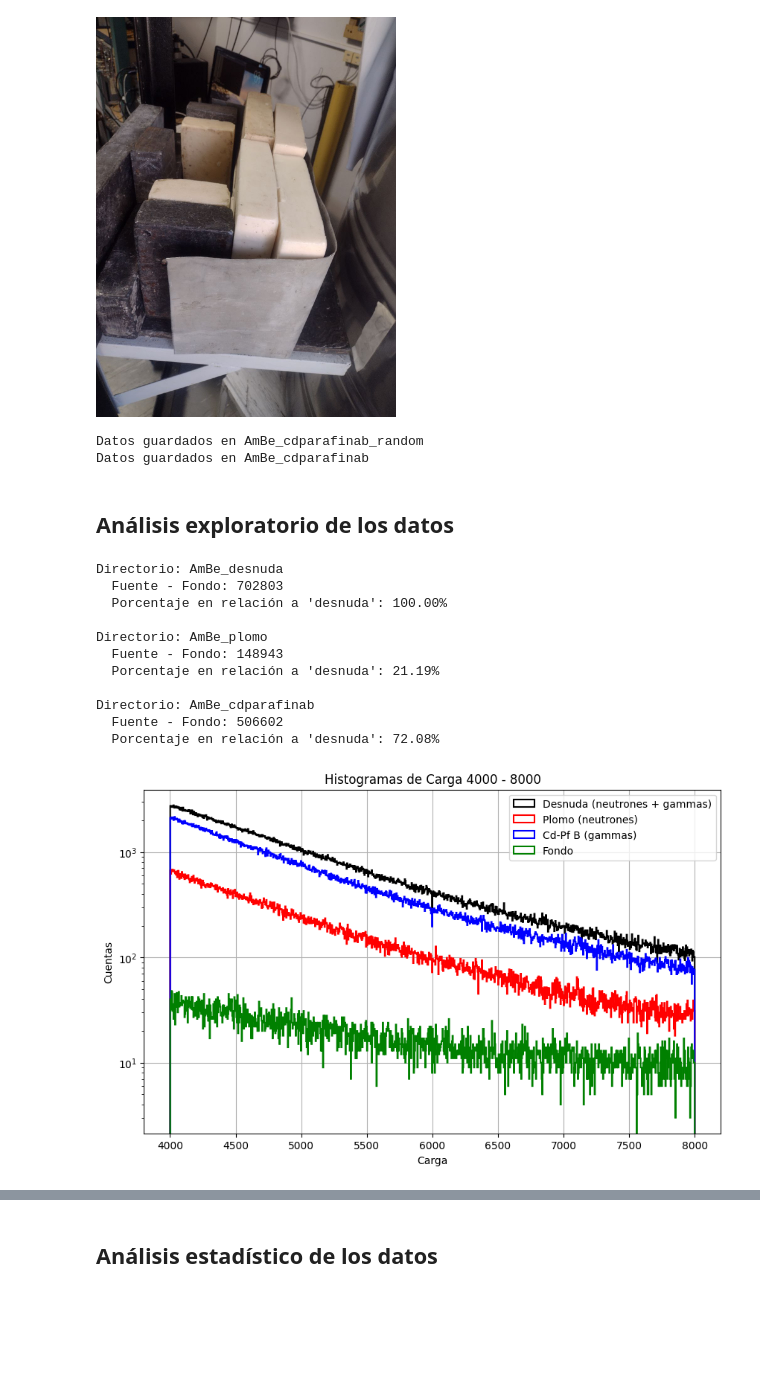
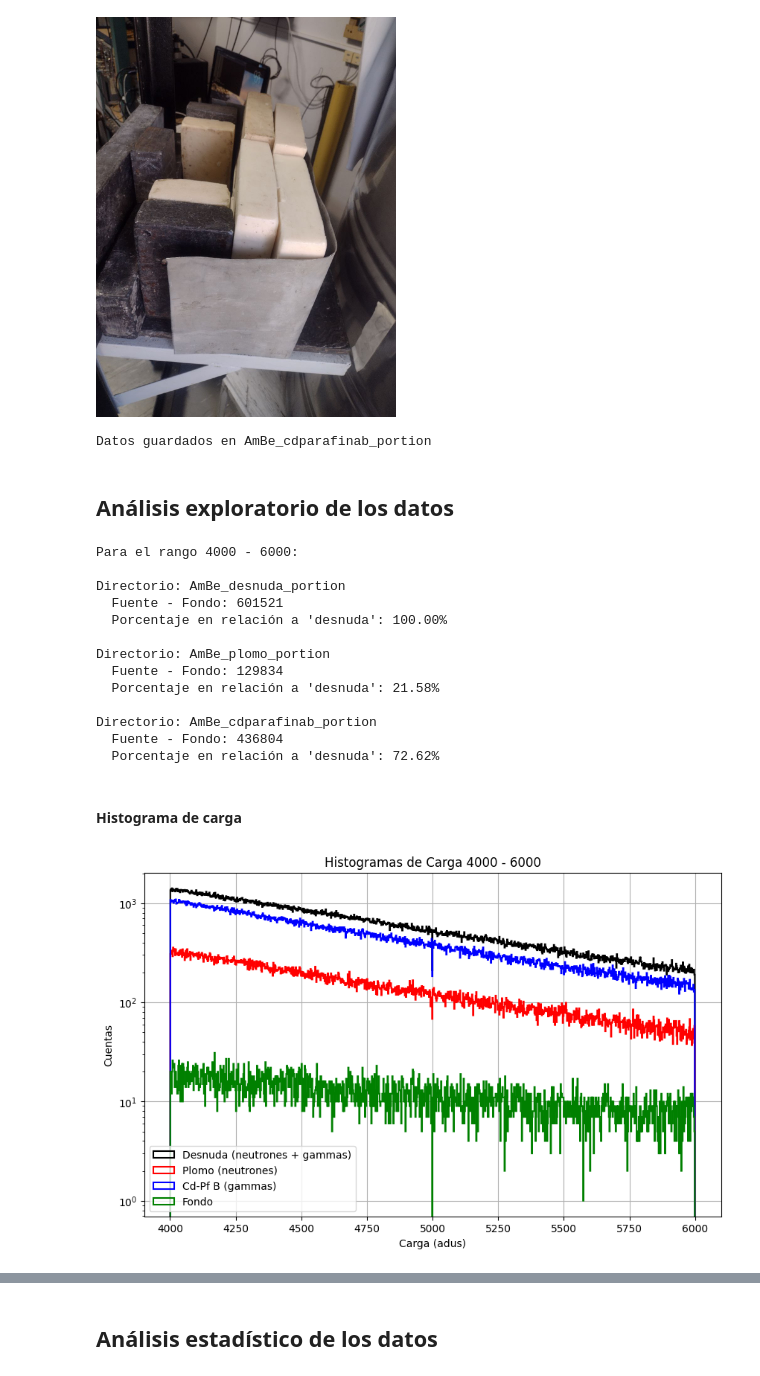
Before and after one commit to saisito/neutrones-gamma_classifier, a Jupyter notebook: process.ipynb, the cells around one changed output, grey strips where cells are left out. Drawn from its saved outputs; the diff is of its cells as text; code cells hidden in the pictures; blank space fills up the shorter version.

```diff
--- a/process.ipynb
+++ b/process.ipynb
@@ -143,20 +84,13 @@ image_path = 'imgs/cdpb.jpg'
 display(Image(filename=image_path, width=300, height=300))
 # %% [output]
 [figure]
-# %%
-# Una muestra aleatoria del intervalo de carga
-save_filtered_data_random(file_list_AmBe_cdparafinab, charge_thresholds_AmBe, "AmBe_cdparafinab_random", 140000)
-save_filtered_data_all(file_list_AmBe_cdparafinab, charge_thresholds_AmBe, "AmBe_cdparafinab") # Todo el intervalo de carga
-# %% [output]
-Datos guardados en AmBe_cdparafinab_random
-Datos guardados en AmBe_cdparafinab
+# %%
+save_filtered_data(file_list_AmBe_cdparafinab, charge_thresholds, "AmBe_cdparafinab_portion")
+# %% [output]
+Datos guardados en AmBe_cdparafinab_portion
 # %% [markdown]
 ## Análisis exploratorio de los datos
 # %%
-import numpy as np
-import glob
-import os
-
 # Función para contar eventos en archivos de fuente y fondo
 def count_events_in_directory(directory):
     """
@@ -189,19 +123,20 @@ def count_events_in_directory(directory):
 
 # Directorios de las configuraciones
 directories = [
-    "AmBe_desnuda",
-    "AmBe_plomo",
-    "AmBe_cdparafinab"
+    "AmBe_desnuda_portion",
+    "AmBe_plomo_portion",
+    "AmBe_cdparafinab_portion"
 ]
 
-# Obtener el conteo de eventos para la configuración "desnuda"
-fuente_count_desnuda, fondo_count_desnuda, difference_desnuda = count_events_in_directory("AmBe_desnuda")
+# Obtener el conteo de eventos para la configuración "desnuda" portion
+fuente_count_desnuda, fondo_count_desnuda, difference_desnuda = count_events_in_directory("AmBe_desnuda_portion")
 
+print('Para el rango 4000 - 6000:\n')
 # Contar y mostrar los resultados para cada configuración
 for directory in directories:
     fuente_count, fondo_count, difference = count_events_in_directory(directory)
 
-    # Calcular el porcentaje en relación a "desnuda"
+    # Calcular el porcentaje en relación a "desnuda" portion
     if fuente_count_desnuda > 0:
         percentage_difference = (difference / difference_desnuda) * 100
     else:
@@ -211,17 +146,21 @@ for directory in directories:
     print(f"  Fuente - Fondo: {difference}")
     print(f"  Porcentaje en relación a 'desnuda': {percentage_difference:.2f}%\n")
 # %% [output]
-Directorio: AmBe_desnuda
-  Fuente - Fondo: 702803
+Para el rango 4000 - 6000:
+
+Directorio: AmBe_desnuda_portion
+  Fuente - Fondo: 601521
   Porcentaje en relación a 'desnuda': 100.00%
 
-Directorio: AmBe_plomo
-  Fuente - Fondo: 148943
-  Porcentaje en relación a 'desnuda': 21.19%
+Directorio: AmBe_plomo_portion
+  Fuente - Fondo: 129834
+  Porcentaje en relación a 'desnuda': 21.58%
 
-Directorio: AmBe_cdparafinab
-  Fuente - Fondo: 506602
-  Porcentaje en relación a 'desnuda': 72.08%
+Directorio: AmBe_cdparafinab_portion
+  Fuente - Fondo: 436804
+  Porcentaje en relación a 'desnuda': 72.62%
+# %% [markdown]
+#### Histograma de carga
 # %%
 import numpy as np
 import matplotlib.pyplot as plt
@@ -240,37 +179,37 @@ def load_and_calculate_charge_from_directory(directory):
         - The function assumes that the data files are in CSV format with integer values.
         - The charge is calculated as the sum of pulses (rows) in each file.
         - The function flattens the charges from all files into a single array.
     """
     files = sorted(glob.glob(f"{directory}"))
     all_charges = []
 
     for file in files:
         data = np.loadtxt(file, delimiter=',', dtype=np.int32)
         charges = np.sum(data, axis=1)  # Calcular la carga como la suma de los pulsos
         all_charges.extend(charges)  # Aplanar y agregar a la lista
 
     return np.array(all_charges)
 
 # Cargar las cargas de las diferentes configuraciones
-fuente_charges = load_and_calculate_charge_from_directory("AmBe_desnuda/fuente_pulsos.csv")
-fuente_charges_plomo = load_and_calculate_charge_from_directory("AmBe_plomo/fuente_pulsos.csv")
-fuente_charges_cdparafinab = load_and_calculate_charge_from_directory("AmBe_cdparafinab/fuente_pulsos.csv")
-fondo_charges = load_and_calculate_charge_from_directory("AmBe_desnuda/fondo_pulsos.csv")
+fuente_charges = load_and_calculate_charge_from_directory("AmBe_desnuda_portion/fuente_pulsos.csv")
+fuente_charges_plomo = load_and_calculate_charge_from_directory("AmBe_plomo_portion/fuente_pulsos.csv")
+fuente_charges_cdparafinab = load_and_calculate_charge_from_directory("AmBe_cdparafinab_portion/fuente_pulsos.csv")
+fondo_charges = load_and_calculate_charge_from_directory("AmBe_desnuda_portion/fondo_pulsos.csv")
 
 # Crear el gráfico
 plt.figure(figsize=(10, 6))
 
 plt.hist(fuente_charges, bins=1000, histtype='step', linewidth=1.5, label='Desnuda (neutrones + gammas)', color='black')
 plt.hist(fuente_charges_plomo, bins=1000, histtype='step', linewidth=1.5, label='Plomo (neutrones)', color='red')
 plt.hist(fuente_charges_cdparafinab, bins = 1000, histtype='step', linewidth=1.5, label='Cd-Pf B (gammas)', color='blue')
 plt.hist(fondo_charges, bins = 1000, histtype='step', linewidth=1.5, label='Fondo', color='green')
 
-plt.title('Histogramas de Carga 4000 - 8000')
-plt.xlabel('Carga')
+plt.title('Histogramas de Carga 4000 - 6000')
+plt.xlabel('Carga (adus)')
 plt.ylabel('Cuentas')
 plt.grid()
 plt.legend()
 plt.yscale('log')
 plt.show()
 # %% [output]
-[figure, old version]
+[figure, new version]
```
Also changed, not shown: parts of 51 cells of this notebook, 1 other file.
